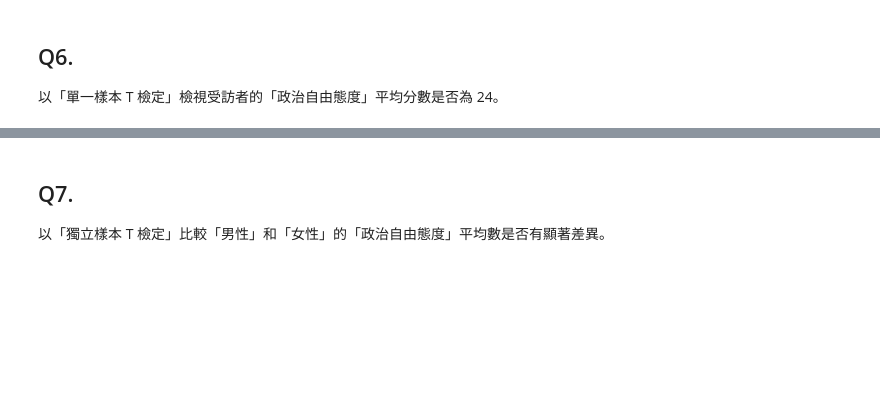
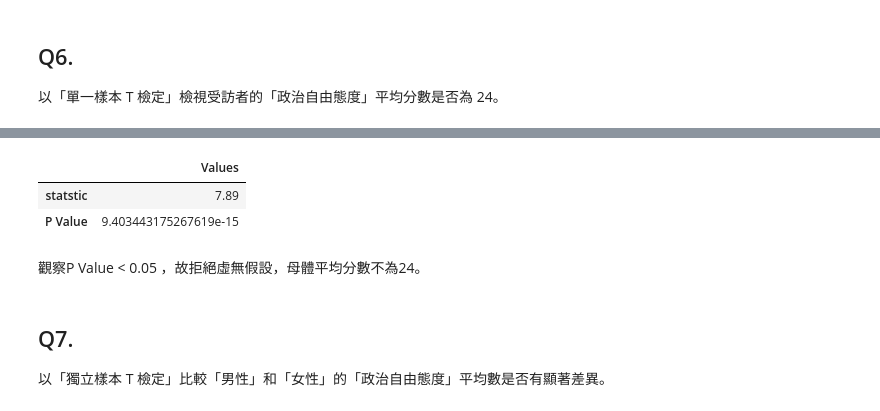
Before and after one commit to WendellLiu/ntpu-social-data-analysis, a Jupyter notebook: notebooks/midterm_1.ipynb, the cells around one changed output, grey strips where cells are left out. Cells and saved outputs as stored; diff of their text form; code cells hidden in the pictures; blank space fills up the shorter version.

```diff
--- a/notebooks/midterm_1.ipynb
+++ b/notebooks/midterm_1.ipynb
@@ -402,3 +402,5 @@ Name: G4_all, dtype: float64
 # %% [markdown]
 ## Q6.
 以「單一樣本 T 檢定」檢視受訪者的「政治自由態度」平均分數是否為 24。
+# %%
+df_6 = df_5_final.copy()
@@ -405,3 +414,20 @@ Name: G4_all, dtype: float64
+# %%
+from scipy import stats
+
+mu_0 = 24
+
+# two-sided for for two-sided test; less for case you want to check if the sample mean is less than population mean
+t_statistic, p_value = stats.ttest_1samp(df_6['G4_all'], mu_0, alternative='two-sided')
+
+pd.DataFrame({
+    'Values': [f'{t_statistic:.2f}', f'{p_value:.15e}']
+}, index=['statstic', 'P Value'])
+# %% [output]
+|  | Values |
+| statstic | 7.89 |
+| P Value | 9.403443175267619e-15 |
+# %% [markdown]
+觀察P Value < 0.05 ，故拒絕虛無假設，母體平均分數不為24。
 # %% [markdown]
 ## Q7.
 以「獨立樣本 T 檢定」比較「男性」和「女性」的「政治自由態度」平均數是否有顯著差異。
```
Also changed, not shown: parts of 1 cell of this notebook, 1 other file.
